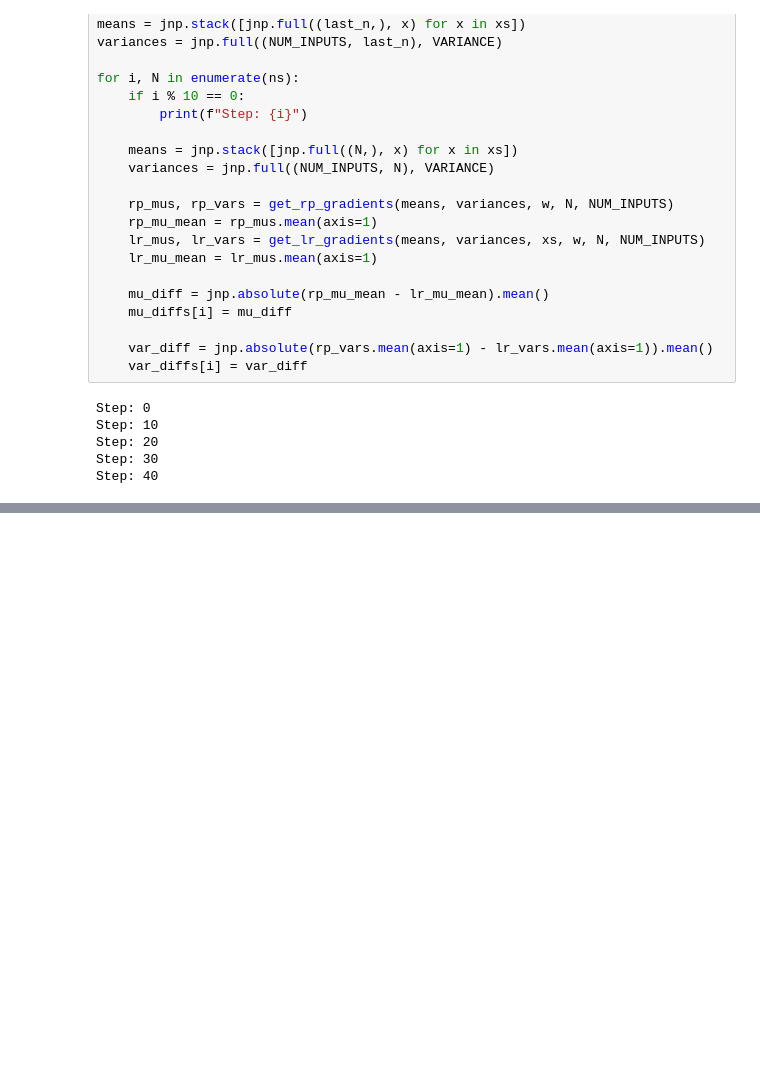
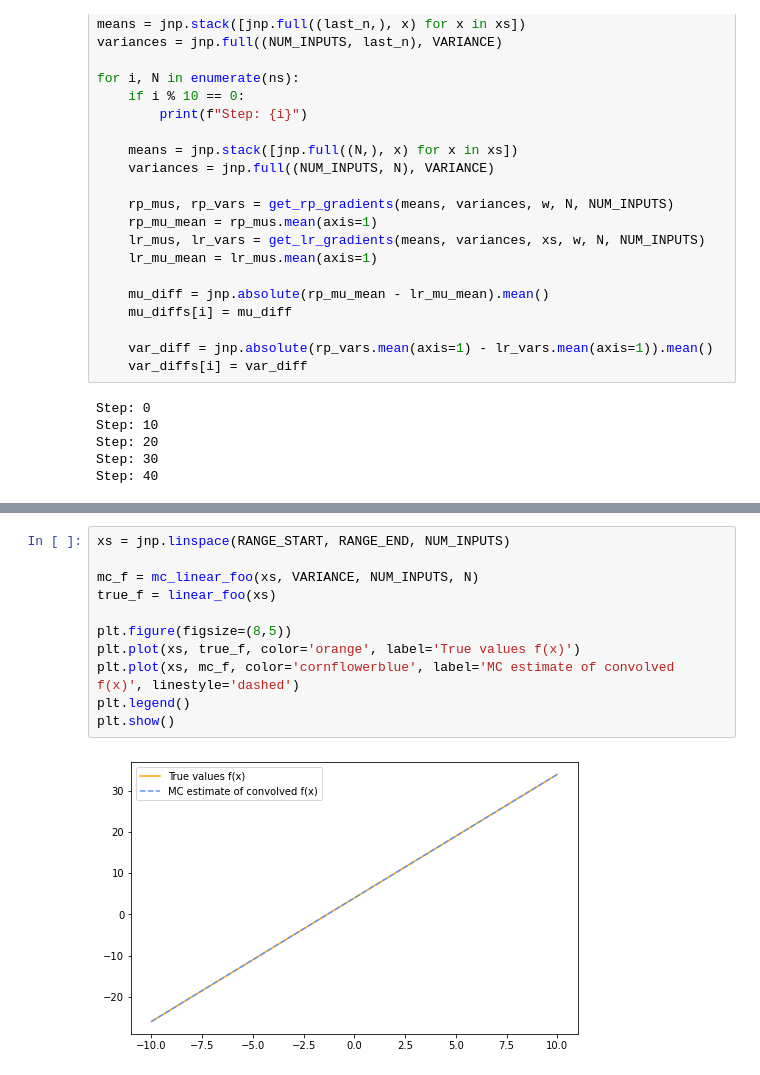
Before and after one commit to Archibald-Lafraik/pipps, a Jupyter notebook: toy_experiment/toy_experiment.ipynb, the cells around one changed output, grey strips where cells are left out. Cells and saved outputs as stored; diff of their text form; blank space fills up the shorter version.

```diff
--- a/toy_experiment/toy_experiment.ipynb
+++ b/toy_experiment/toy_experiment.ipynb
@@ -310,0 +330,13 @@ plt.show()
+# %%
+xs = jnp.linspace(RANGE_START, RANGE_END, NUM_INPUTS)
+
+mc_f = mc_linear_foo(xs, VARIANCE, NUM_INPUTS, N)
+true_f = linear_foo(xs)
+
+plt.figure(figsize=(8,5))
+plt.plot(xs, true_f, color='orange', label='True values f(x)')
+plt.plot(xs, mc_f, color='cornflowerblue', label='MC estimate of convolved f(x)', linestyle='dashed')
+plt.legend()
+plt.show()
+# %% [output]
+[figure, added]
```
Also changed, not shown: parts of 25 cells of this notebook, 3 other files.
